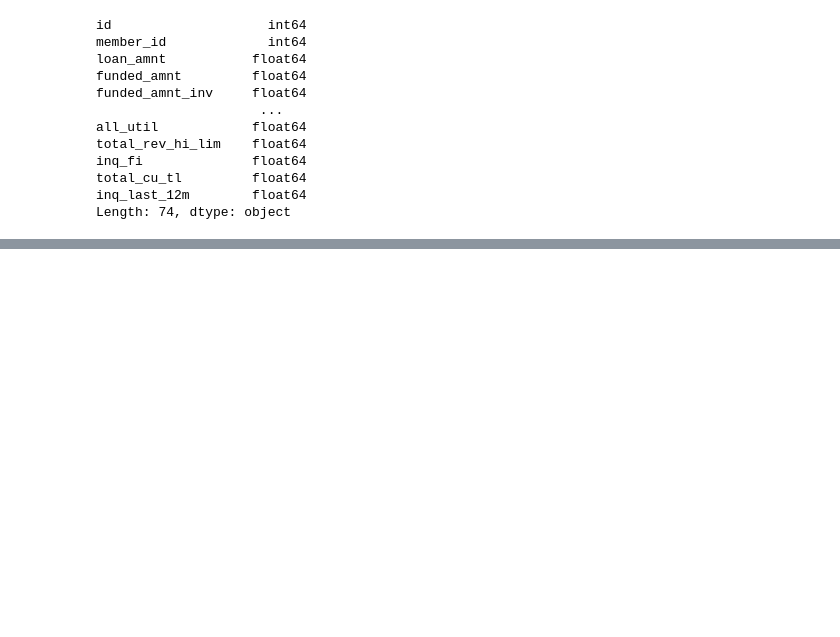
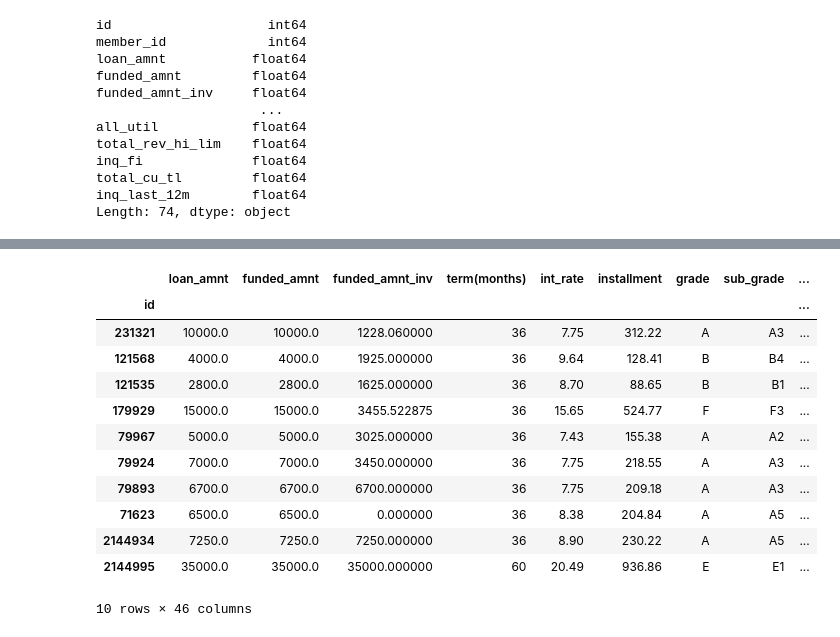
Before and after one commit to S-McDermott/Capstone-2-Loan_Default, a Jupyter notebook: Data_Wrangling.ipynb, the cells around one changed output, grey strips where cells are left out. Cells and saved outputs as stored; diff of their text form; code cells hidden in the pictures; blank space fills up the shorter version.

```diff
--- a/Data_Wrangling.ipynb
+++ b/Data_Wrangling.ipynb
@@ -426,0 +563,5 @@ ld_index['pymnt_plan'] = ld_index['pymnt_plan'].replace('y', 1)
+# %%
+ld_index['total_acc'].fillna(total_acc_mean, inplace=True)
+ld_index['open_acc'].fillna(open_acc_mean, inplace=True)
+ld_index['revol_util'].fillna(revol_util_mean, inplace=True)
+ld_test_index['revol_util'].fillna(revol_util_mean, inplace=True)
@@ -426,0 +571,2 @@ ld_index['pymnt_plan'] = ld_index['pymnt_plan'].replace('y', 1)
+# %%
+ld_index['earliest_cr_line'].ffill(inplace=True)
@@ -426,0 +602,3 @@ ld_index['pymnt_plan'] = ld_index['pymnt_plan'].replace('y', 1)
+# %%
+ld_index['emp_length'].fillna(20, inplace=True)
+ld_test_index['emp_length'].fillna(20, inplace=True)
@@ -666,0 +648,4 @@ I still have not decided how to handle some of the object fields like 'title', '
+# %%
+# drop 'application_type', 'pymnt_plan'
+ld_index.drop(['application_type', 'pymnt_plan'], axis=1, inplace=True)
+ld_test_index.drop(['application_type', 'pymnt_plan'], axis=1, inplace=True)
@@ -666,0 +664,16 @@ I still have not decided how to handle some of the object fields like 'title', '
+# %%
+ld_index[ld_index['home_ownership']=='NONE'].head(10)
+# %% [output]
+|  | loan_amnt | funded_amnt | funded_amnt_inv | term(months) | int_rate | installment | grade | sub_grade | ... |
+| id |  |  |  |  |  |  |  |  | ... |
+| 231321 | 10000.0 | 10000.0 | 1228.060000 | 36 | 7.75 | 312.22 | A | A3 | ... |
+| 121568 | 4000.0 | 4000.0 | 1925.000000 | 36 | 9.64 | 128.41 | B | B4 | ... |
+| 121535 | 2800.0 | 2800.0 | 1625.000000 | 36 | 8.70 | 88.65 | B | B1 | ... |
+| 179929 | 15000.0 | 15000.0 | 3455.522875 | 36 | 15.65 | 524.77 | F | F3 | ... |
+| 79967 | 5000.0 | 5000.0 | 3025.000000 | 36 | 7.43 | 155.38 | A | A2 | ... |
+| 79924 | 7000.0 | 7000.0 | 3450.000000 | 36 | 7.75 | 218.55 | A | A3 | ... |
+| 79893 | 6700.0 | 6700.0 | 6700.000000 | 36 | 7.75 | 209.18 | A | A3 | ... |
+| 71623 | 6500.0 | 6500.0 | 0.000000 | 36 | 8.38 | 204.84 | A | A5 | ... |
+| 2144934 | 7250.0 | 7250.0 | 7250.000000 | 36 | 8.90 | 230.22 | A | A5 | ... |
+| 2144995 | 35000.0 | 35000.0 | 35000.000000 | 60 | 20.49 | 936.86 | E | E1 | ... |
+10 rows × 46 columns
```
Also changed, not shown: parts of 153 cells of this notebook.
